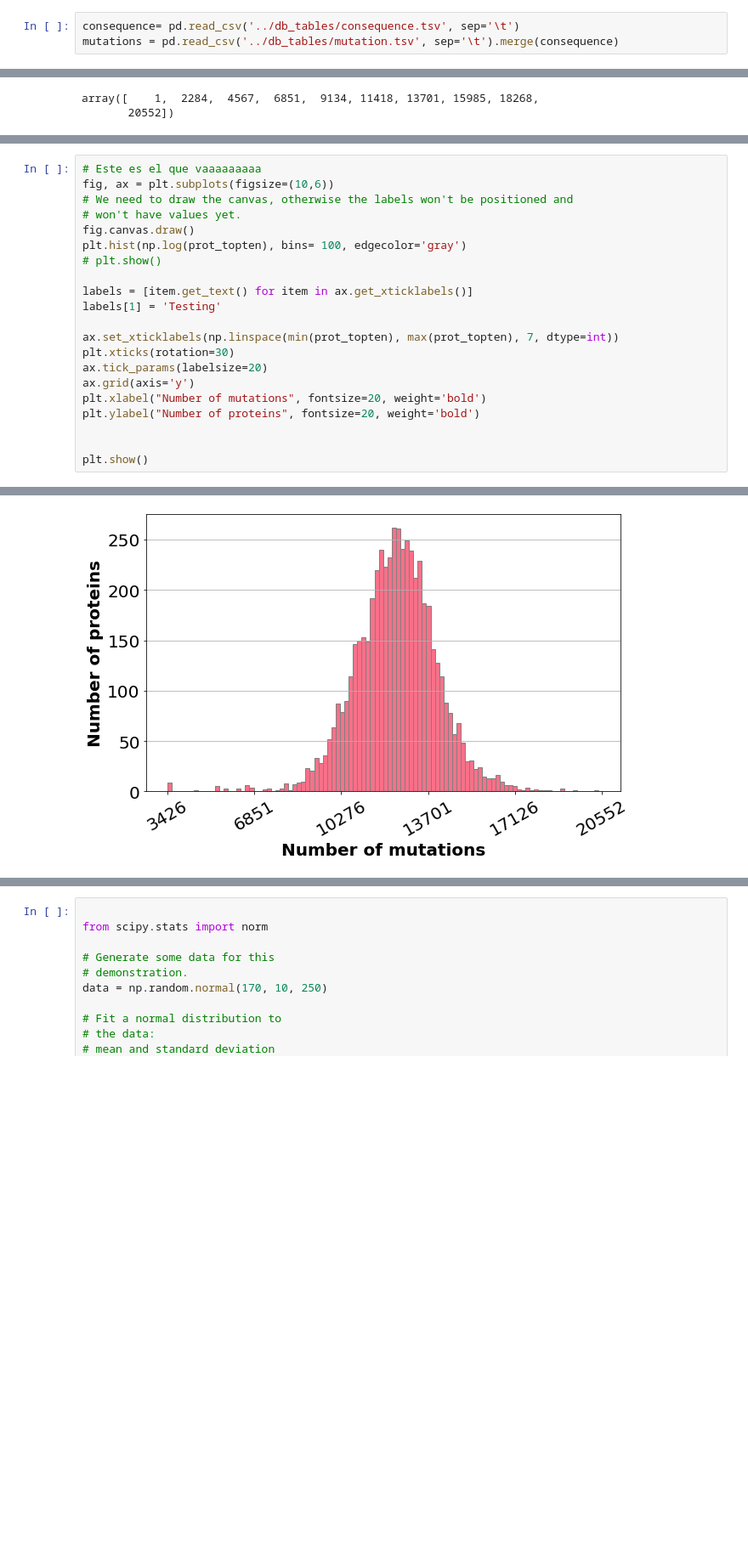
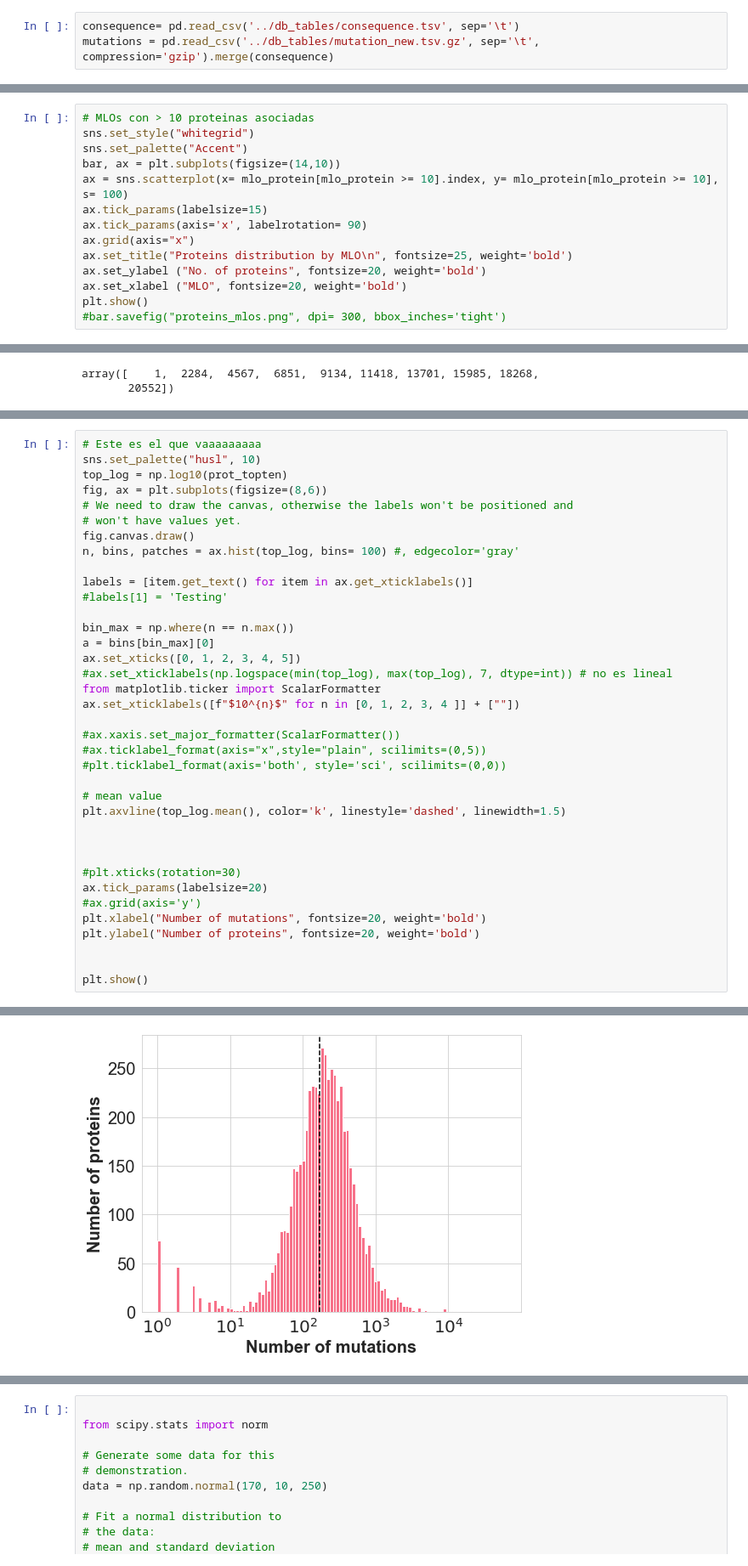
Before and after one commit to alvaro-2/mutations, a Jupyter notebook: disease_plots/some_plots.ipynb, the cells around one changed output, grey strips where cells are left out. Shown at 85% size. Drawn from its saved outputs; the diff is of its cells as text; blank space fills up the shorter version.

Commit message:
notebook with plots

```diff
--- a/disease_plots/some_plots.ipynb
+++ b/disease_plots/some_plots.ipynb
@@ -11,7 +11,7 @@ import plotly.graph_objects as go
 # Load datasets
 # %%
 consequence= pd.read_csv('../db_tables/consequence.tsv', sep='\t')
-mutations = pd.read_csv('../db_tables/mutation.tsv', sep='\t').merge(consequence)
+mutations = pd.read_csv('../db_tables/mutation_new.tsv.gz', sep='\t', compression='gzip').merge(consequence)
 # %%
 # Traer los nombres de las prote
 proteins = pd.read_csv('../db_tables/protein.tsv', sep='\t', usecols=['id_protein', 'uniprot_acc', 'uniprot_name'])
@@ -201,0 +887,14 @@ plt.show()
+# %%
+# MLOs con > 10 proteinas asociadas
+sns.set_style("whitegrid")
+sns.set_palette("Accent")
+bar, ax = plt.subplots(figsize=(14,10))
+ax = sns.scatterplot(x= mlo_protein[mlo_protein >= 10].index, y= mlo_protein[mlo_protein >= 10], s= 100)
+ax.tick_params(labelsize=15)
+ax.tick_params(axis='x', labelrotation= 90)
+ax.grid(axis="x")
+ax.set_title("Proteins distribution by MLO\n", fontsize=25, weight='bold')
+ax.set_ylabel ("No. of proteins", fontsize=20, weight='bold')
+ax.set_xlabel ("MLO", fontsize=20, weight='bold')
+plt.show()
+#bar.savefig("proteins_mlos.png", dpi= 300, bbox_inches='tight')
@@ -293,19 +1054,35 @@ array([    1,  2284,  4567,  6851,  9134, 11418, 13701, 15985, 18268,
 # %%
 # Este es el que vaaaaaaaaa
-fig, ax = plt.subplots(figsize=(10,6))
+sns.set_palette("husl", 10)
+top_log = np.log10(prot_topten)
+fig, ax = plt.subplots(figsize=(8,6))
 # We need to draw the canvas, otherwise the labels won't be positioned and
 # won't have values yet.
 fig.canvas.draw()
-plt.hist(np.log(prot_topten), bins= 100, edgecolor='gray')
-# plt.show()
+n, bins, patches = ax.hist(top_log, bins= 100) #, edgecolor='gray'
 
 labels = [item.get_text() for item in ax.get_xticklabels()]
-labels[1] = 'Testing'
+#labels[1] = 'Testing'
 
-ax.set_xticklabels(np.linspace(min(prot_topten), max(prot_topten), 7, dtype=int))
-plt.xticks(rotation=30)
+bin_max = np.where(n == n.max())
+a = bins[bin_max][0]
+ax.set_xticks([0, 1, 2, 3, 4, 5])
+#ax.set_xticklabels(np.logspace(min(top_log), max(top_log), 7, dtype=int)) # no es lineal
+from matplotlib.ticker import ScalarFormatter
+ax.set_xticklabels([f"$10^{n}$" for n in [0, 1, 2, 3, 4 ]] + [""])
+
+#ax.xaxis.set_major_formatter(ScalarFormatter())
+#ax.ticklabel_format(axis="x",style="plain", scilimits=(0,5))
+#plt.ticklabel_format(axis='both', style='sci', scilimits=(0,0))
+
+# mean value
+plt.axvline(top_log.mean(), color='k', linestyle='dashed', linewidth=1.5)
+
+
+
+#plt.xticks(rotation=30)
 ax.tick_params(labelsize=20)
-ax.grid(axis='y')
+#ax.grid(axis='y')
 plt.xlabel("Number of mutations", fontsize=20, weight='bold')
 plt.ylabel("Number of proteins", fontsize=20, weight='bold')
 
@@ -316 +1092 @@ FixedFormatter should only be used together with FixedLocator
-[figure, old version]
+[figure, new version]
```
Also changed, not shown: parts of 99 cells of this notebook.
